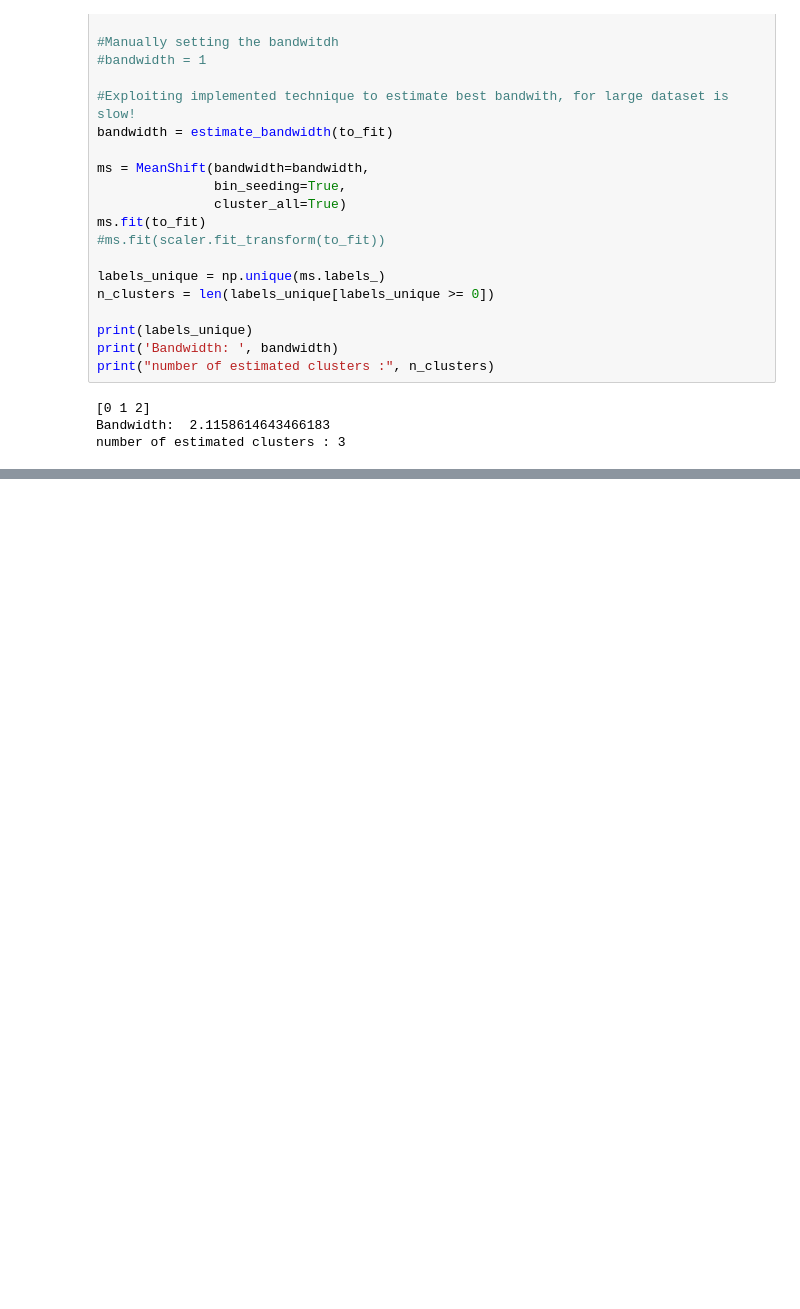
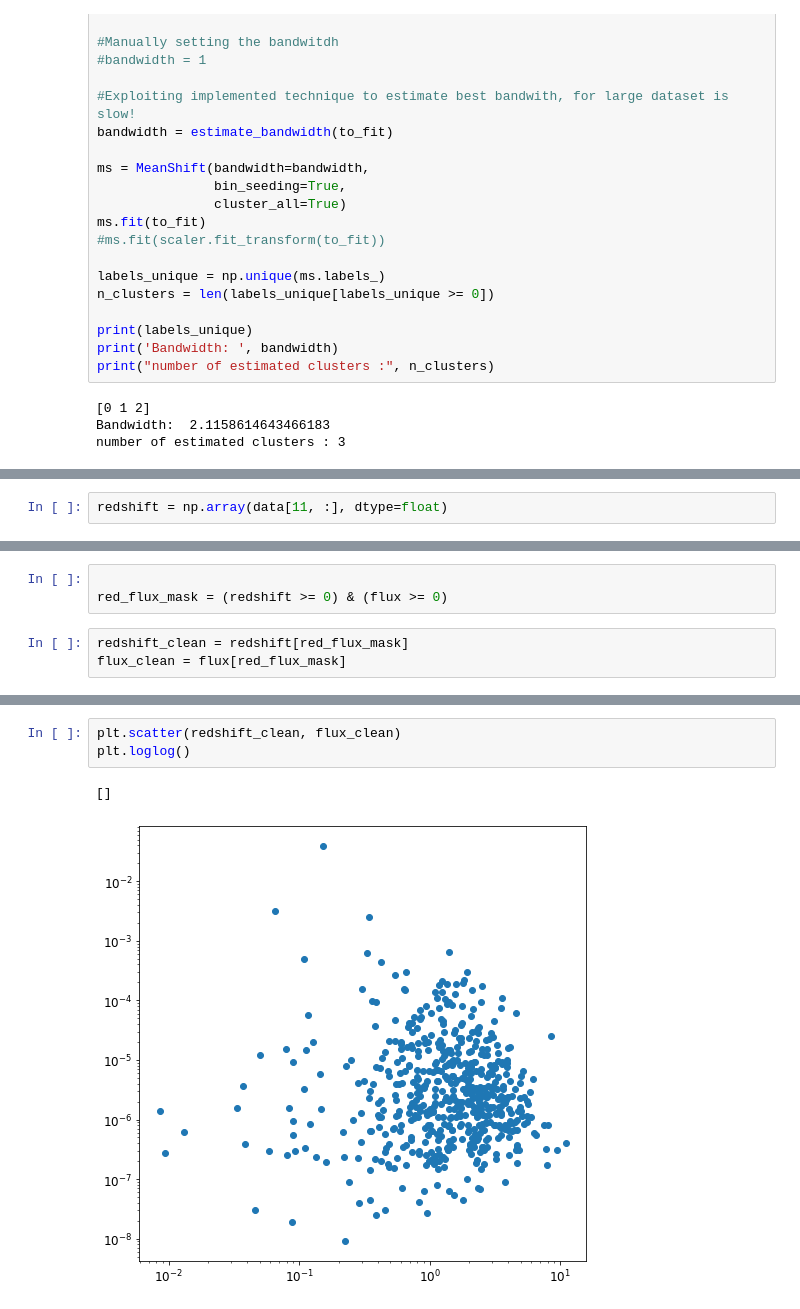
Before and after one commit to olli-e-benji/Astrostatistics-and-Machine-Learning-2023, a Jupyter notebook: working/L14_ClusteringGRBs.ipynb, the cells around one changed output, grey strips where cells are left out. Drawn from its saved outputs; the diff is of its cells as text; blank space fills up the shorter version.

```diff
--- a/working/L14_ClusteringGRBs.ipynb
+++ b/working/L14_ClusteringGRBs.ipynb
@@ -230,0 +359,2 @@ number of estimated clusters : 3
+# %%
+redshift = np.array(data[11, :], dtype=float)
@@ -230,0 +365,6 @@ number of estimated clusters : 3
+# %%
+
+red_flux_mask = (redshift >= 0) & (flux >= 0)
+# %%
+redshift_clean = redshift[red_flux_mask]
+flux_clean = flux[red_flux_mask]
@@ -230,0 +411,6 @@ number of estimated clusters : 3
+# %%
+plt.scatter(redshift_clean, flux_clean)
+plt.loglog()
+# %% [output]
+[]
+[figure, added]
```
Also changed, not shown: parts of 17 cells of this notebook.
